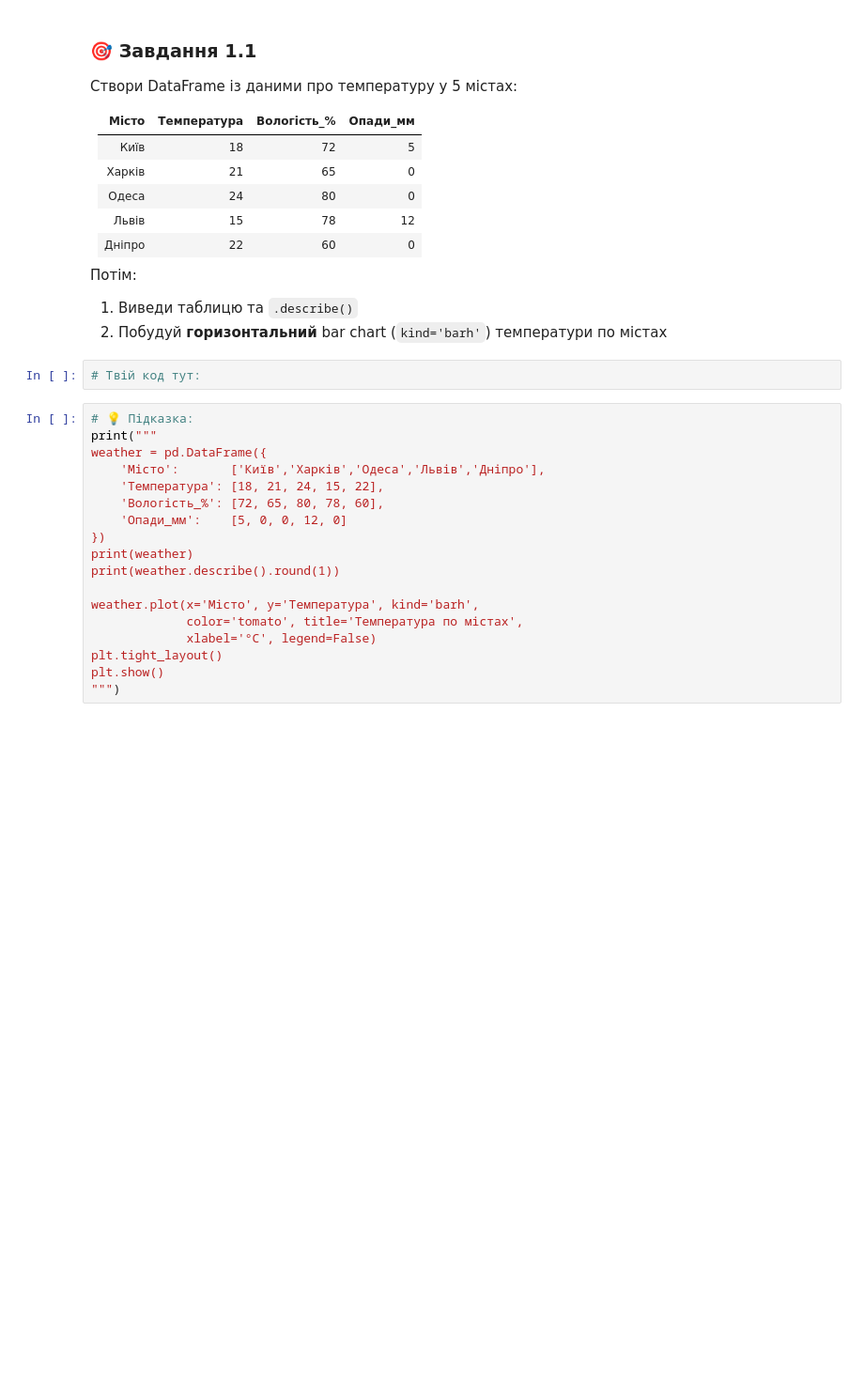
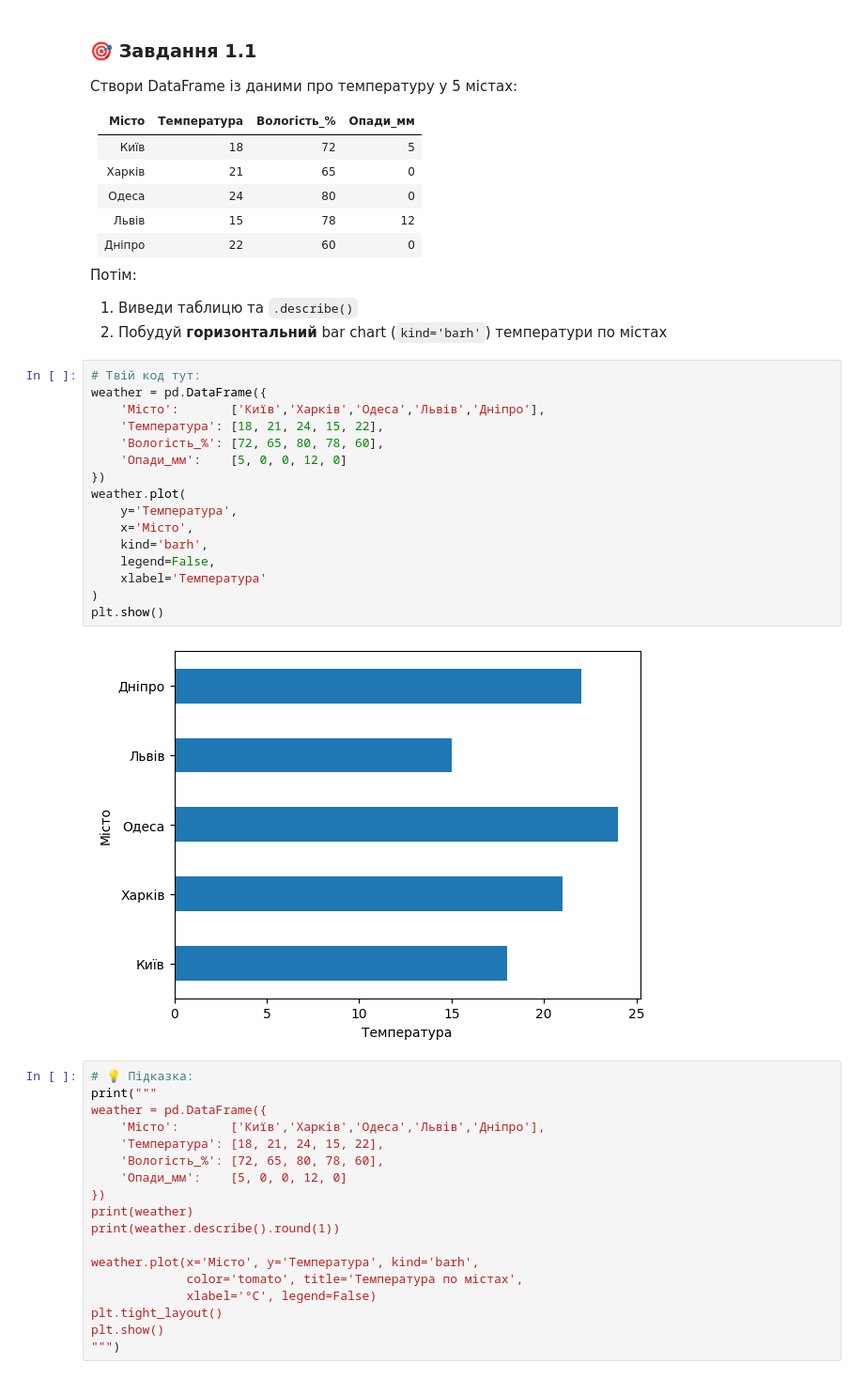
Before and after one commit to rudmaxx/DTA_Python, a Jupyter notebook: classmade/pandas_matplotlib_combined_ua_ipynb.ipynb, the cells around one changed output. Shown at 94% size. Cells and saved outputs as stored; diff of their text form; blank space fills up the shorter version.

```diff
--- a/classmade/pandas_matplotlib_combined_ua_ipynb.ipynb
+++ b/classmade/pandas_matplotlib_combined_ua_ipynb.ipynb
@@ -162,8 +162,24 @@ plt.show()
 Потім:
 1. Виведи таблицю та `.describe()`
 2. Побудуй **горизонтальний** bar chart (`kind='barh'`) температури по містах
-# %%
-# Твій код тут:
+# %%
+# Твій код тут:
+weather = pd.DataFrame({
+    'Місто':       ['Київ','Харків','Одеса','Львів','Дніпро'],
+    'Температура': [18, 21, 24, 15, 22],
+    'Вологість_%': [72, 65, 80, 78, 60],
+    'Опади_мм':    [5, 0, 0, 12, 0]
+})
+weather.plot(
+    y='Температура',
+    x='Місто',
+    kind='barh',
+    legend=False,
+    xlabel='Температура'
+)
+plt.show()
+# %% [output]
+[figure, added]
 # %%
 # 💡 Підказка:
 print("""
```
Also changed, not shown: parts of 1 cell of this notebook.
